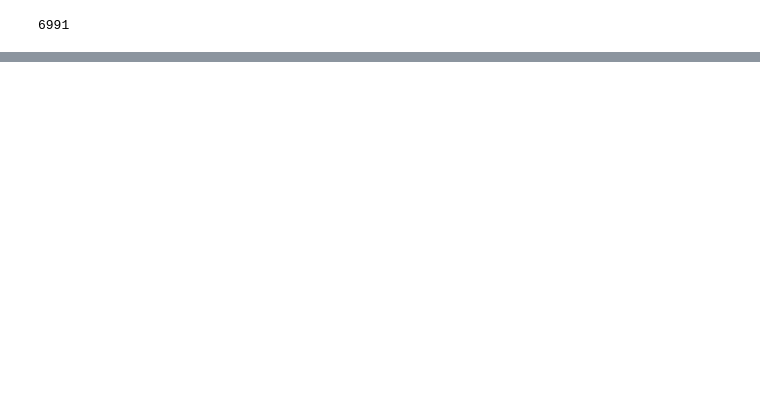
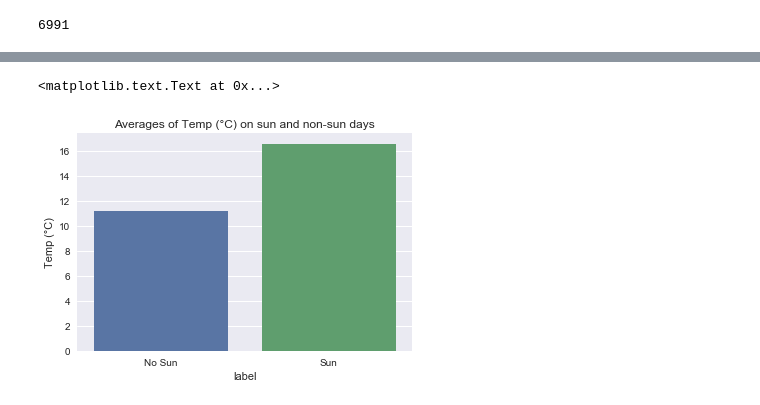
Before and after one commit to Manan007224/Weather-CMPT318, a Jupyter notebook: Weather.ipynb, the cells around one changed output, grey strips where cells are left out. Saved outputs shown, nothing was run; the diff lists cells and outputs as text; code cells hidden in the pictures; blank space fills up the shorter version.

```diff
--- a/Weather.ipynb
+++ b/Weather.ipynb
@@ -273,0 +321,14 @@ filenames
+# %%
+## lets look at average temperature when sun_present vs not sun_present
+
+sun_and_temp = widata[['Temp (°C)','sun_present']]
+sun_temp_avg = sun_and_temp.groupby('sun_present').agg(np.mean)
+sun_temp_avg = sun_temp_avg.reset_index()
+sun_temp_avg['label'] = ['No Sun','Sun']
+
+#sns.countplot(x='sun_present',data=sun_and_temp)
+sun_temp_avg = sun_temp_avg[['label','Temp (°C)']]
+sns.barplot(x='label',y='Temp (°C)',data=sun_temp_avg).set_title('Averages of Temp (°C) on sun and non-sun days')
+# %% [output]
+<matplotlib.text.Text at 0x...>
+[figure, added]
```
Also changed, not shown: parts of 13 cells of this notebook, 8 other files.
